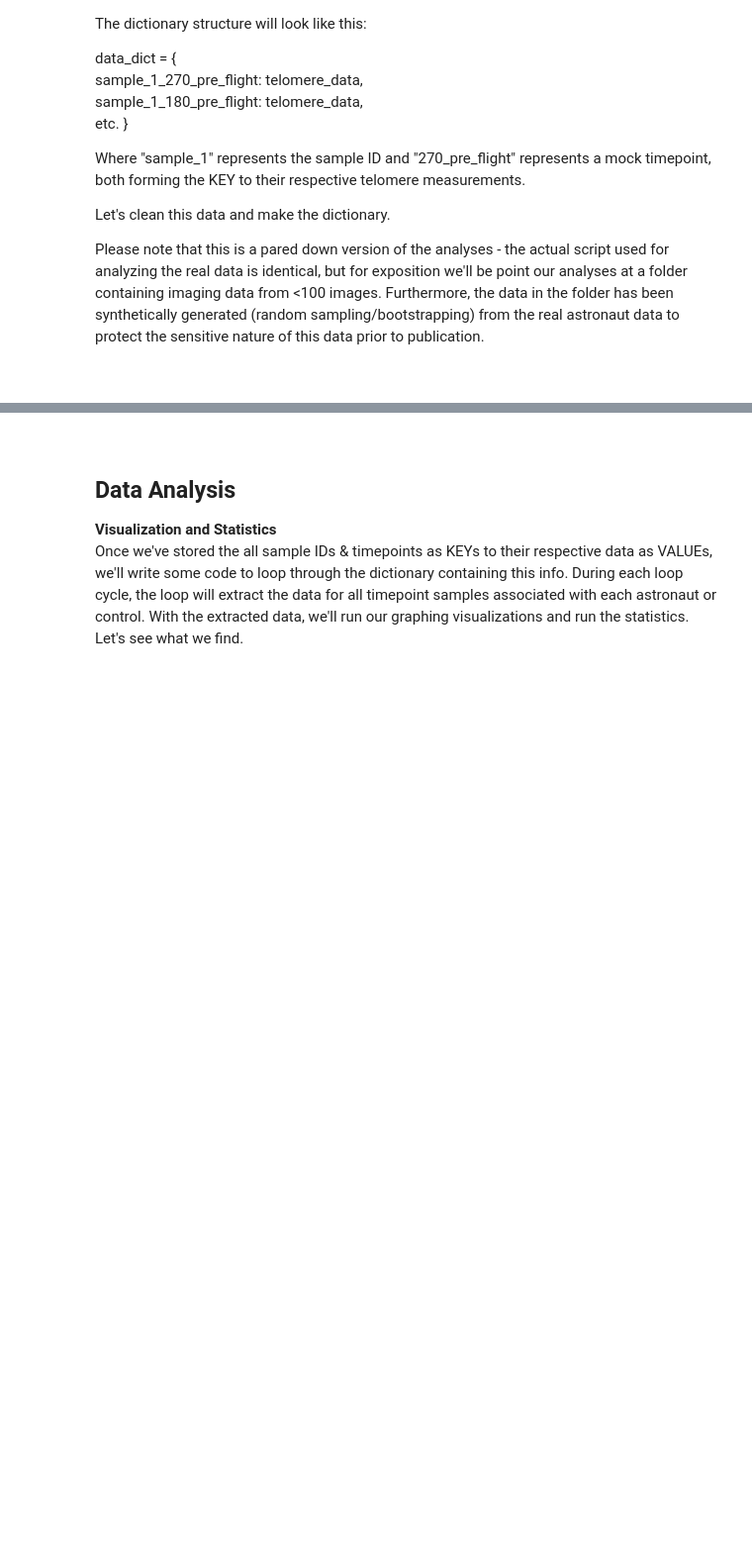
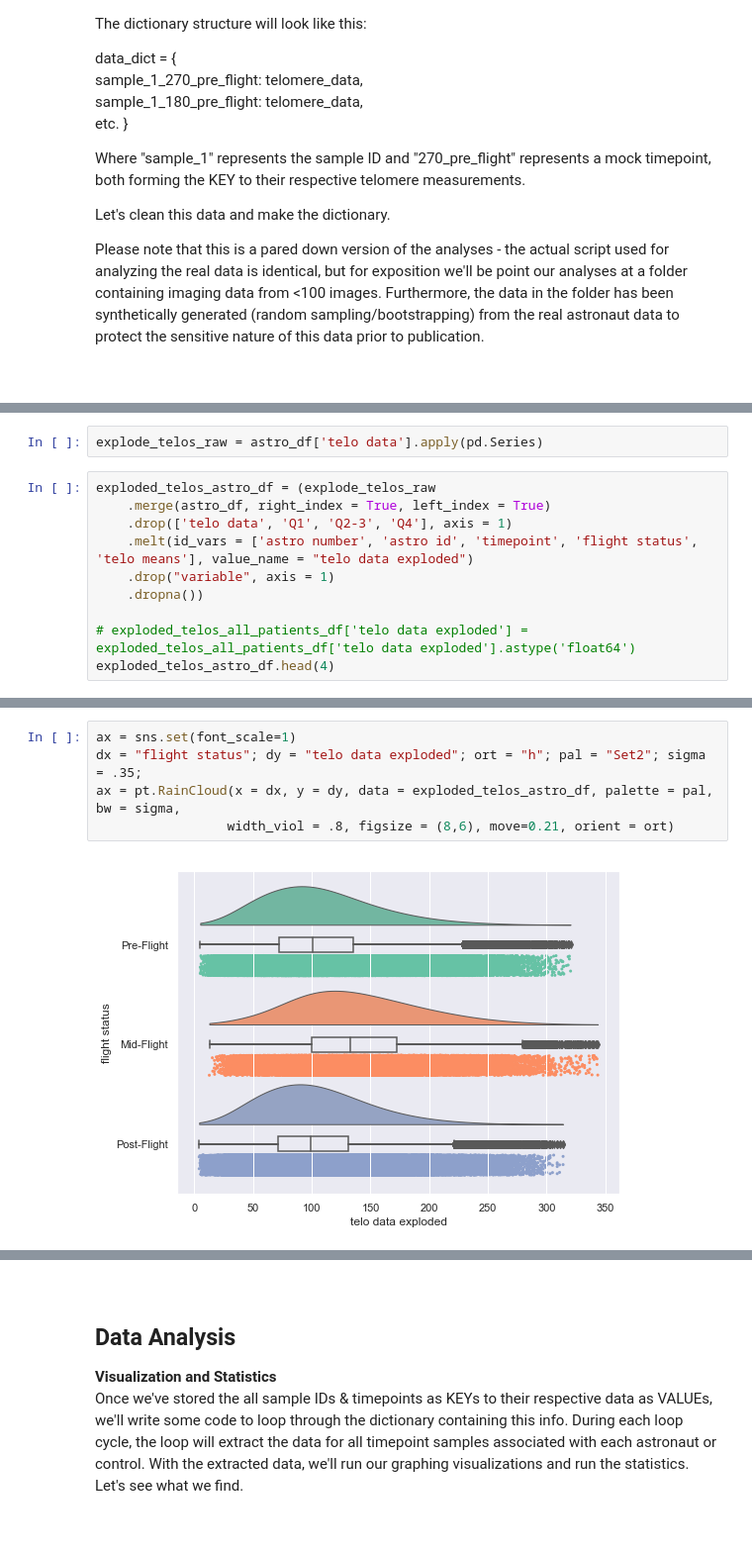
Before and after one commit to Jared-Luxton/NASA-astronauts-telomeres-chromosomes, a Jupyter notebook: NASA-astros-telomeres-JupyterNotebook.ipynb, the cells around one changed output, grey strips where cells are left out. Shown at 99% size. Saved outputs shown, nothing was run; the diff lists cells and outputs as text; blank space fills up the shorter version.

```diff
--- a/NASA-astros-telomeres-JupyterNotebook.ipynb
+++ b/NASA-astros-telomeres-JupyterNotebook.ipynb
@@ -302,0 +214,12 @@ astro_df.head(8)
+# %%
+explode_telos_raw = astro_df['telo data'].apply(pd.Series)
+# %%
+exploded_telos_astro_df = (explode_telos_raw
+    .merge(astro_df, right_index = True, left_index = True)
+    .drop(['telo data', 'Q1', 'Q2-3', 'Q4'], axis = 1)
+    .melt(id_vars = ['astro number', 'astro id', 'timepoint', 'flight status', 'telo means'], value_name = "telo data exploded")
+    .drop("variable", axis = 1)
+    .dropna())
+
+# exploded_telos_all_patients_df['telo data exploded'] = exploded_telos_all_patients_df['telo data exploded'].astype('float64')
+exploded_telos_astro_df.head(4)
@@ -302,0 +232,7 @@ astro_df.head(8)
+# %%
+ax = sns.set(font_scale=1)
+dx = "flight status"; dy = "telo data exploded"; ort = "h"; pal = "Set2"; sigma = .35;
+ax = pt.RainCloud(x = dx, y = dy, data = exploded_telos_astro_df, palette = pal, bw = sigma,
+                 width_viol = .8, figsize = (8,6), move=0.21, orient = ort)
+# %% [output]
+[figure, added]
```
Also changed, not shown: parts of 42 cells of this notebook.
